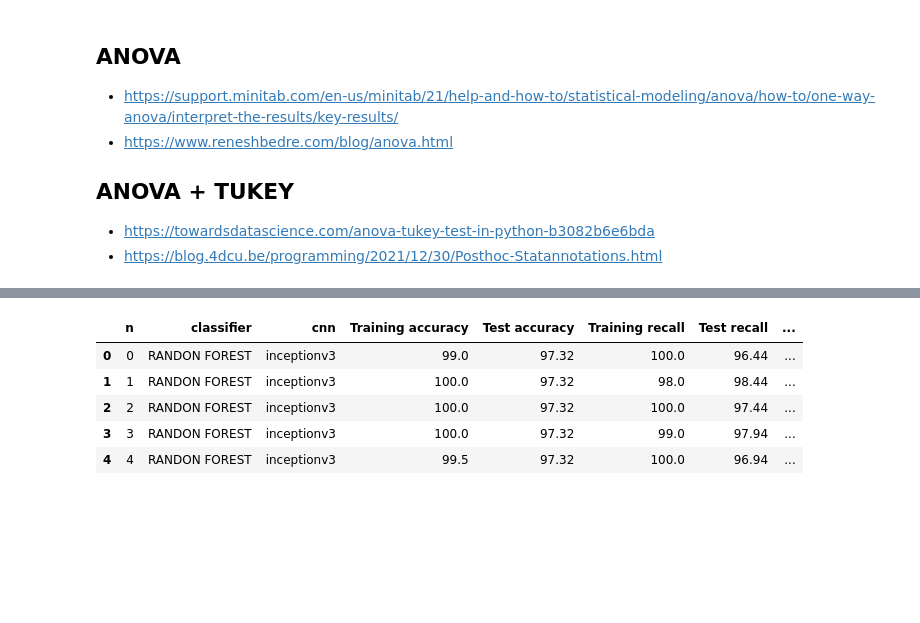
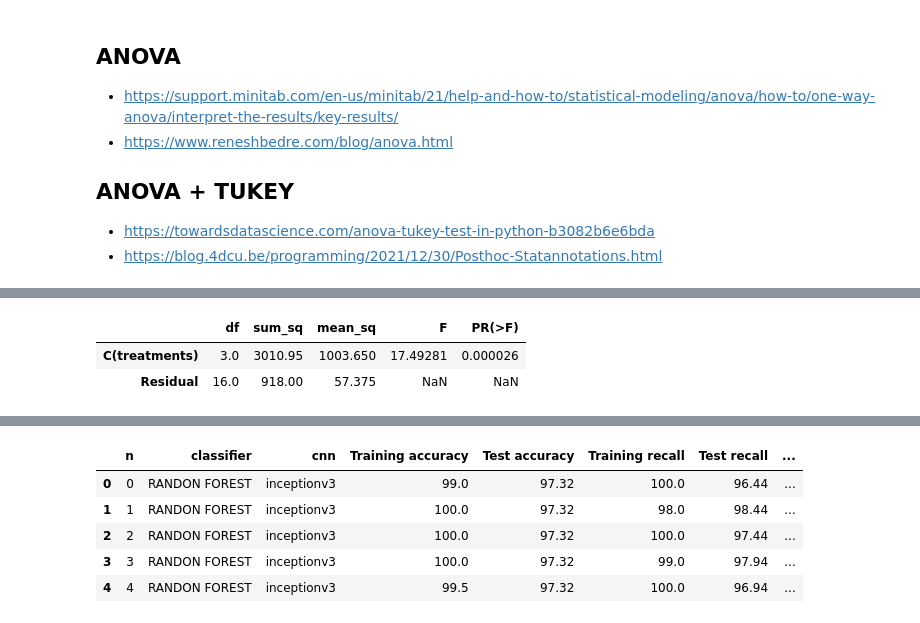
Before and after one commit to leandrobmarinho/statistical-tests, a Jupyter notebook: notebook/statistical_tests.ipynb, the cells around one changed output, grey strips where cells are left out. Saved outputs shown, nothing was run; the diff lists cells and outputs as text; code cells hidden in the pictures; blank space fills up the shorter version.

```diff
--- a/notebook/statistical_tests.ipynb
+++ b/notebook/statistical_tests.ipynb
@@ -11,0 +72,17 @@
+# %%
+# ANOVA table using bioinfokit v1.0.3 or later (it uses wrapper script for anova_lm)
+from bioinfokit.analys import stat
+res = stat()
+res.anova_stat(df=df_melt, res_var='value', anova_model='value ~ C(treatments)')
+res.anova_summary
+# output (ANOVA F and p value)
+#                  df   sum_sq   mean_sq         F    PR(>F)
+# C(treatments)   3.0  3010.95  1003.650  17.49281  0.000026
+# Residual       16.0   918.00    57.375       NaN       NaN
+
+# note: if the data is balanced (equal sample size for each group), Type 1, 2, and 3 sums of squares
+# (typ parameter) will produce similar results.
+# %% [output]
+|  | df | sum_sq | mean_sq | F | PR(>F) |
+| C(treatments) | 3.0 | 3010.95 | 1003.650 | 17.49281 | 0.000026 |
+| Residual | 16.0 | 918.00 | 57.375 | NaN | NaN |
```
Also changed, not shown: parts of 12 cells of this notebook, 1 other file.
